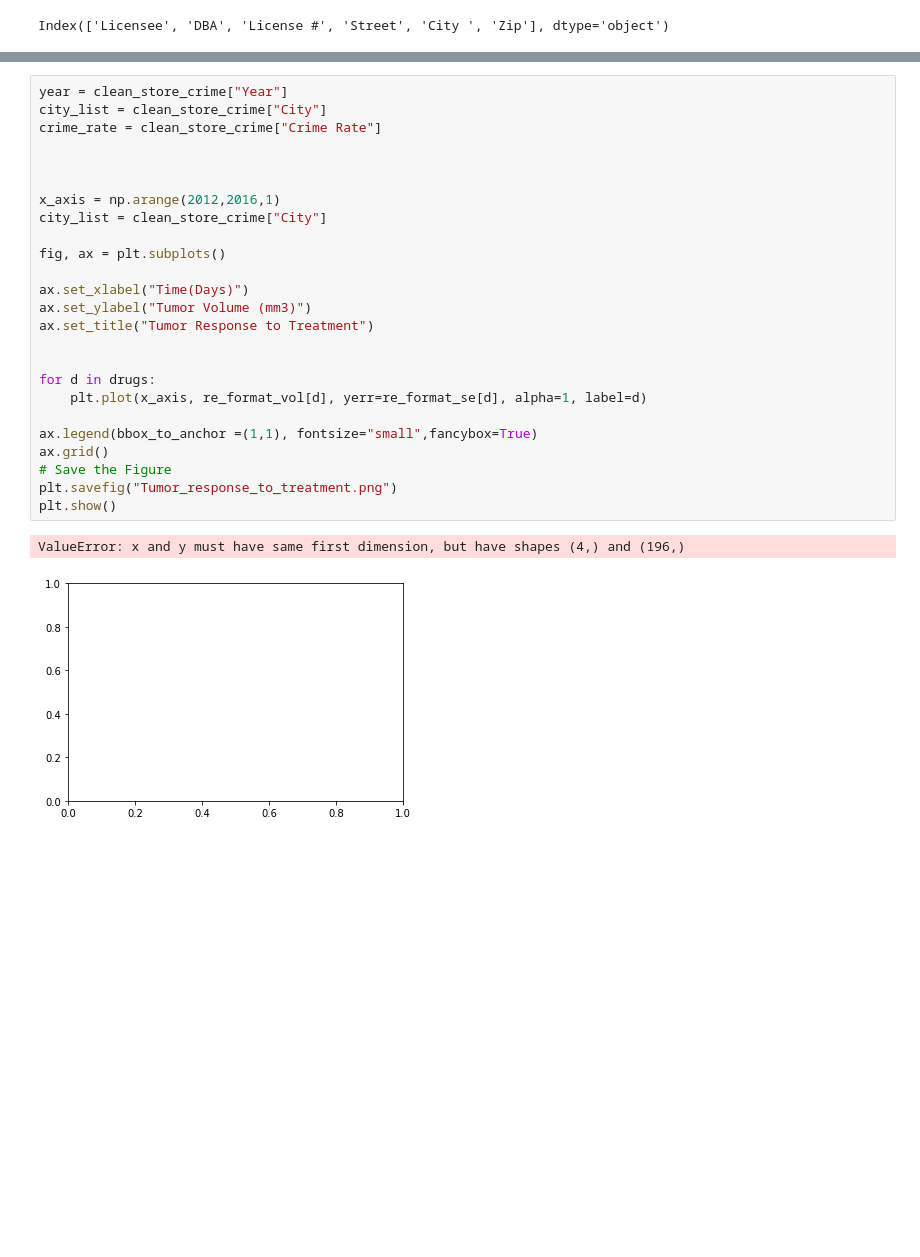
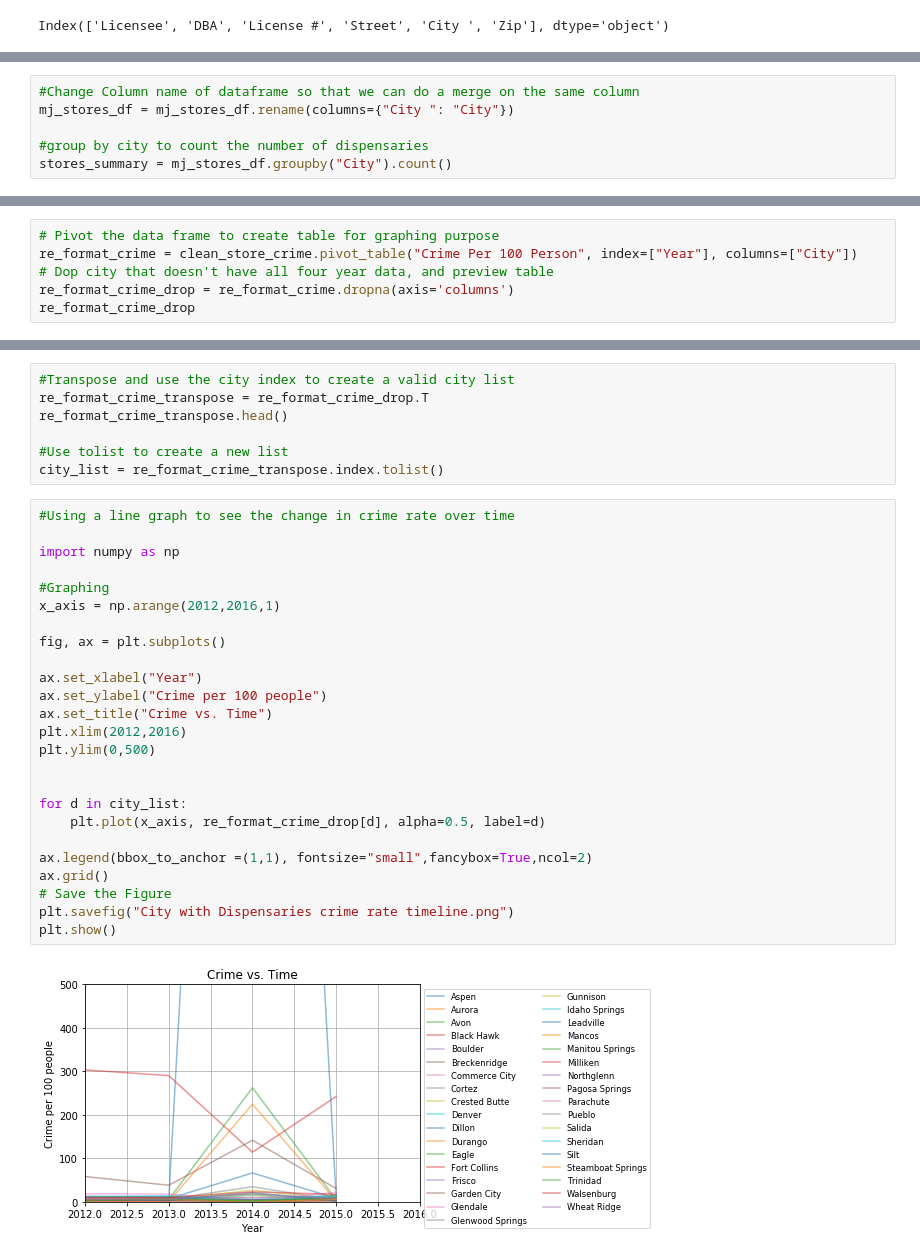
Before and after one commit to joshshigaki/Team-5, a Jupyter notebook: CO Businesses.ipynb, the cells around one changed output, grey strips where cells are left out. Cells and saved outputs as stored; diff of their text form; blank space fills up the shorter version.

Commit message:
Two visualization completed. One timeline, one dispensary vs crime

```diff
--- a/CO Businesses.ipynb
+++ b/CO Businesses.ipynb
@@ -141 +142,7 @@ stores_sum = mj_stores_df.groupby("City").count()
+# %%
+#Change Column name of dataframe so that we can do a merge on the same column
+mj_stores_df = mj_stores_df.rename(columns={"City ": "City"})
+
+#group by city to count the number of dispensaries
+stores_summary = mj_stores_df.groupby("City").count()
 # %%
@@ -177,0 +165,6 @@ re_format_crime.head()
+# %%
+# Pivot the data frame to create table for graphing purpose
+re_format_crime = clean_store_crime.pivot_table("Crime Per 100 Person", index=["Year"], columns=["City"])
+# Dop city that doesn't have all four year data, and preview table
+re_format_crime_drop = re_format_crime.dropna(axis='columns')
+re_format_crime_drop
@@ -178,28 +179,34 @@ re_format_crime.head()
+# %%
+#Transpose and use the city index to create a valid city list
+re_format_crime_transpose = re_format_crime_drop.T
+re_format_crime_transpose.head()
+
+#Use tolist to create a new list
+city_list = re_format_crime_transpose.index.tolist()
 # %%
-year = clean_store_crime["Year"]
-city_list = clean_store_crime["City"]
-crime_rate = clean_store_crime["Crime Rate"]
+#Using a line graph to see the change in crime rate over time
 
+import numpy as np
 
-
+#Graphing
 x_axis = np.arange(2012,2016,1)
-city_list = clean_store_crime["City"]
 
 fig, ax = plt.subplots()
 
-ax.set_xlabel("Time(Days)")
-ax.set_ylabel("Tumor Volume (mm3)")
-ax.set_title("Tumor Response to Treatment")
+ax.set_xlabel("Year")
+ax.set_ylabel("Crime per 100 people")
+ax.set_title("Crime vs. Time")
+plt.xlim(2012,2016)
+plt.ylim(0,500)
 
 
-for d in drugs:
-    plt.plot(x_axis, re_format_vol[d], yerr=re_format_se[d], alpha=1, label=d)
+for d in city_list:
+    plt.plot(x_axis, re_format_crime_drop[d], alpha=0.5, label=d)
 
-ax.legend(bbox_to_anchor =(1,1), fontsize="small",fancybox=True)
+ax.legend(bbox_to_anchor =(1,1), fontsize="small",fancybox=True,ncol=2)
 ax.grid()
 # Save the Figure
-plt.savefig("Tumor_response_to_treatment.png")
+plt.savefig("City with Dispensaries crime rate timeline.png")
 plt.show()
 # %% [output]
-ValueError: x and y must have same first dimension, but have shapes (4,) and (196,)
-[figure, old version]
+[figure, new version]
```
Also changed, not shown: parts of 11 cells of this notebook, 2 other files.
